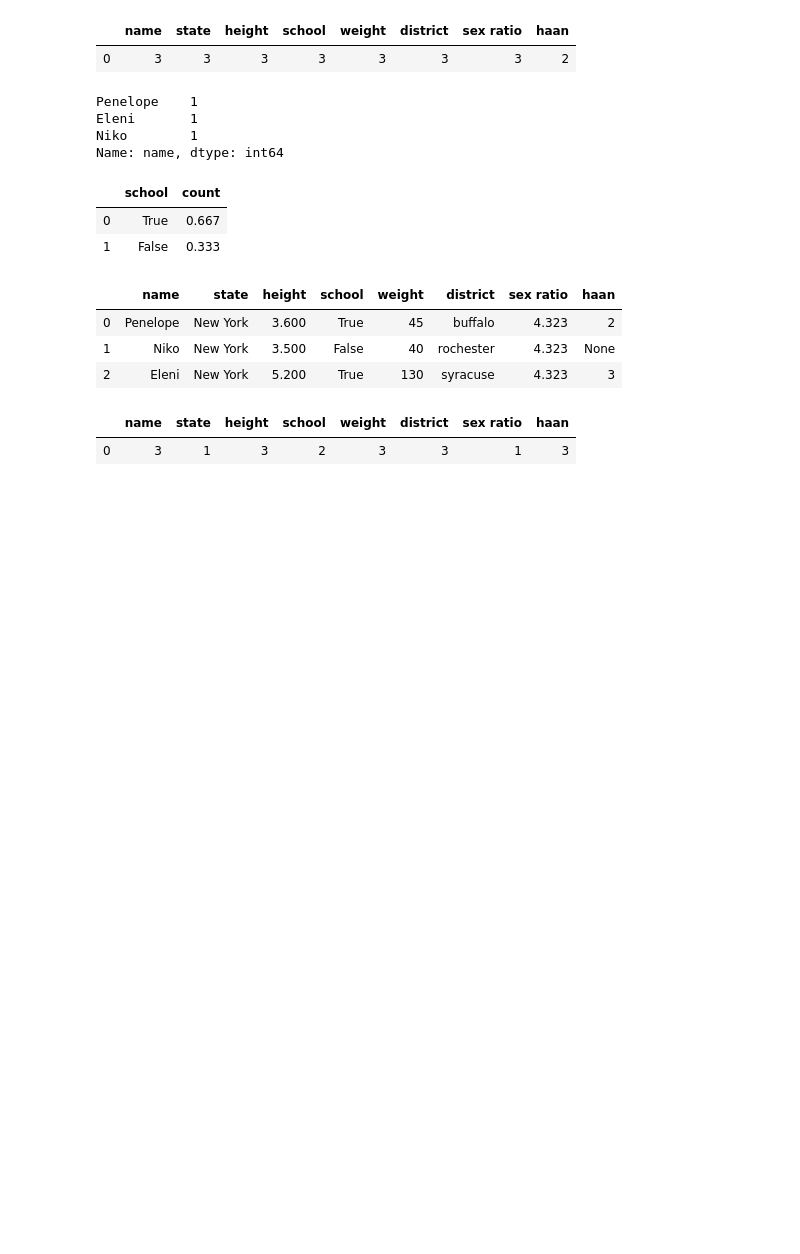
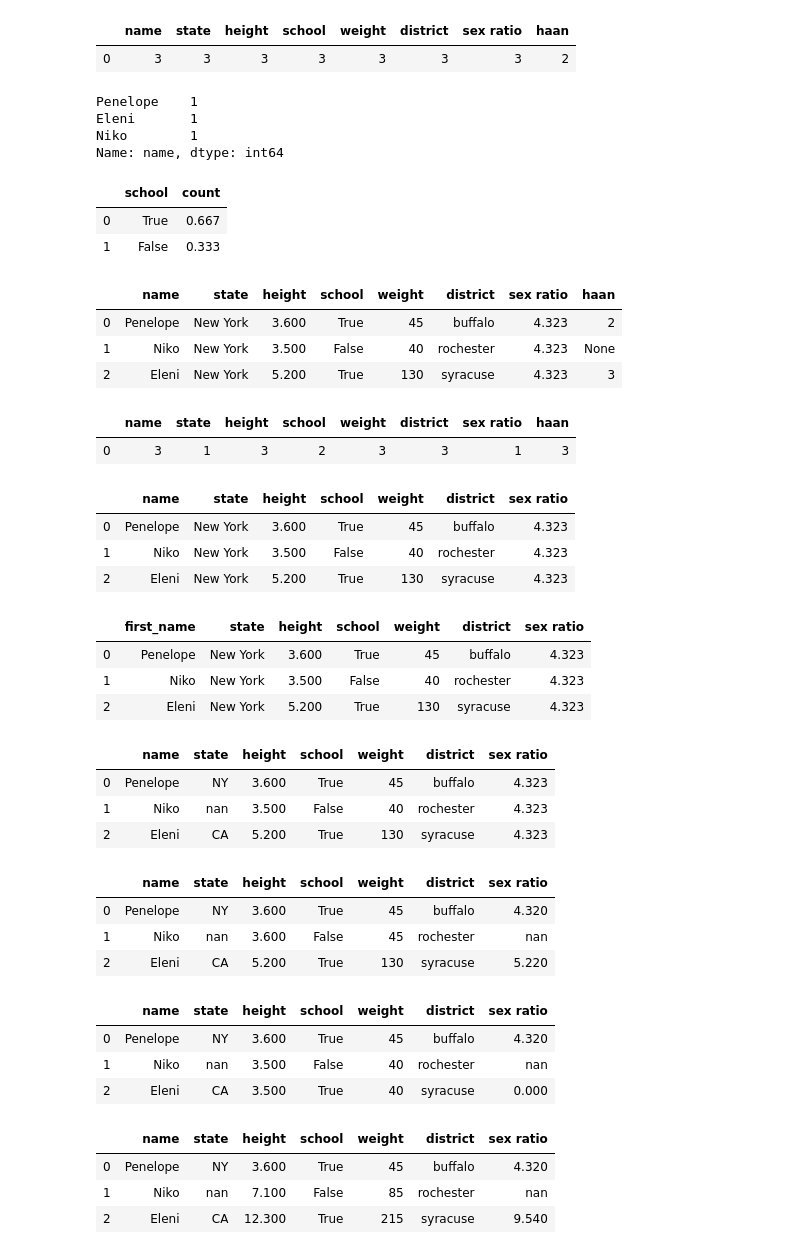
Before and after one commit to shubhamprk175/mini_pandas, a Jupyter notebook: Test Notebook.ipynb, the cells around one changed output. Drawn from its saved outputs; the diff is of its cells as text; code cells hidden in the pictures; blank space fills up the shorter version.

```diff
--- a/Test Notebook.ipynb
+++ b/Test Notebook.ipynb
@@ -223,3 +226,19 @@ df.nunique()
 # %% [output]
 |  | name | state | height | school | weight | district | sex ratio | haan |
 | 0 | 3 | 1 | 3 | 2 | 3 | 3 | 1 | 3 |
+# %%
+df.drop('haan')
+# %% [output]
+|  | name | state | height | school | weight | district | sex ratio |
+| 0 | Penelope | New York | 3.600 | True | 45 | buffalo | 4.323 |
+| 1 | Niko | New York | 3.500 | False | 40 | rochester | 4.323 |
+| 2 | Eleni | New York | 5.200 | True | 130 | syracuse | 4.323 |
+# %%
+df = df.drop('haan')
+# %%
+df.rename({'name':'first_name'})
+# %% [output]
+|  | first_name | state | height | school | weight | district | sex ratio |
+| 0 | Penelope | New York | 3.600 | True | 45 | buffalo | 4.323 |
+| 1 | Niko | New York | 3.500 | False | 40 | rochester | 4.323 |
+| 2 | Eleni | New York | 5.200 | True | 130 | syracuse | 4.323 |
@@ -225,0 +247,7 @@ df.nunique()
+# %%
+df
+# %% [output]
+|  | name | state | height | school | weight | district | sex ratio |
+| 0 | Penelope | NY | 3.600 | True | 45 | buffalo | 4.323 |
+| 1 | Niko | nan | 3.500 | False | 40 | rochester | 4.323 |
+| 2 | Eleni | CA | 5.200 | True | 130 | syracuse | 4.323 |
@@ -225,0 +256,21 @@ df.nunique()
+# %%
+df.cummax()
+# %% [output]
+|  | name | state | height | school | weight | district | sex ratio |
+| 0 | Penelope | NY | 3.600 | True | 45 | buffalo | 4.320 |
+| 1 | Niko | nan | 3.600 | False | 45 | rochester | nan |
+| 2 | Eleni | CA | 5.200 | True | 130 | syracuse | 5.220 |
+# %%
+df.cummin()
+# %% [output]
+|  | name | state | height | school | weight | district | sex ratio |
+| 0 | Penelope | NY | 3.600 | True | 45 | buffalo | 4.320 |
+| 1 | Niko | nan | 3.500 | False | 40 | rochester | nan |
+| 2 | Eleni | CA | 3.500 | True | 40 | syracuse | 0.000 |
+# %%
+df.cumsum()
+# %% [output]
+|  | name | state | height | school | weight | district | sex ratio |
+| 0 | Penelope | NY | 3.600 | True | 45 | buffalo | 4.320 |
+| 1 | Niko | nan | 7.100 | False | 85 | rochester | nan |
+| 2 | Eleni | CA | 12.300 | True | 215 | syracuse | 9.540 |
```
Also changed, not shown: parts of 9 cells of this notebook, 1 other file.
